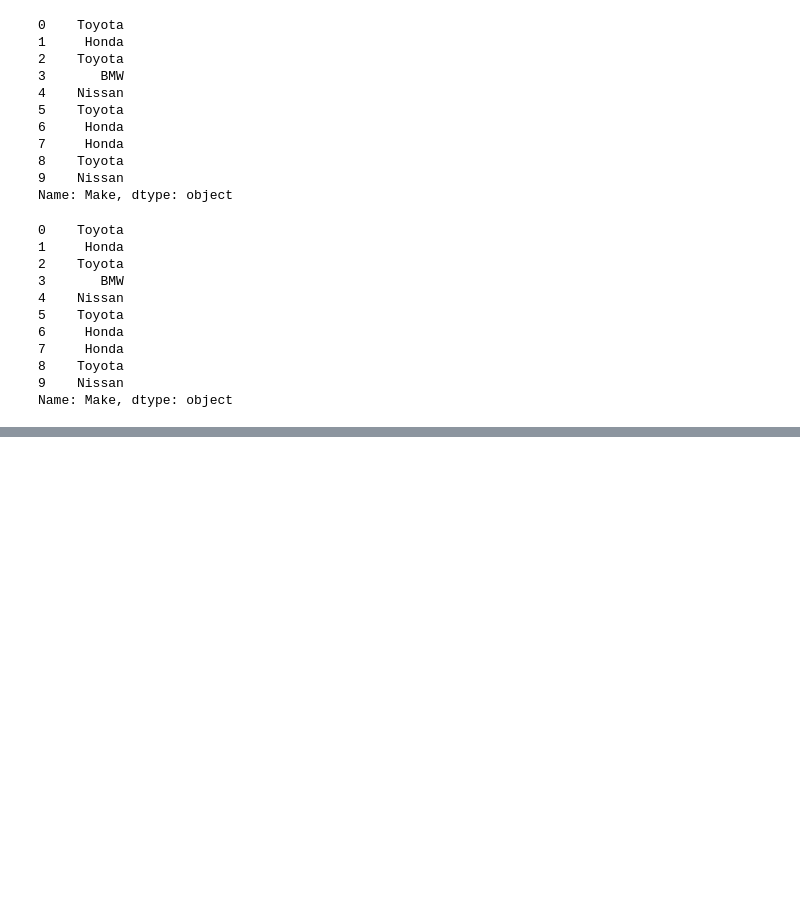
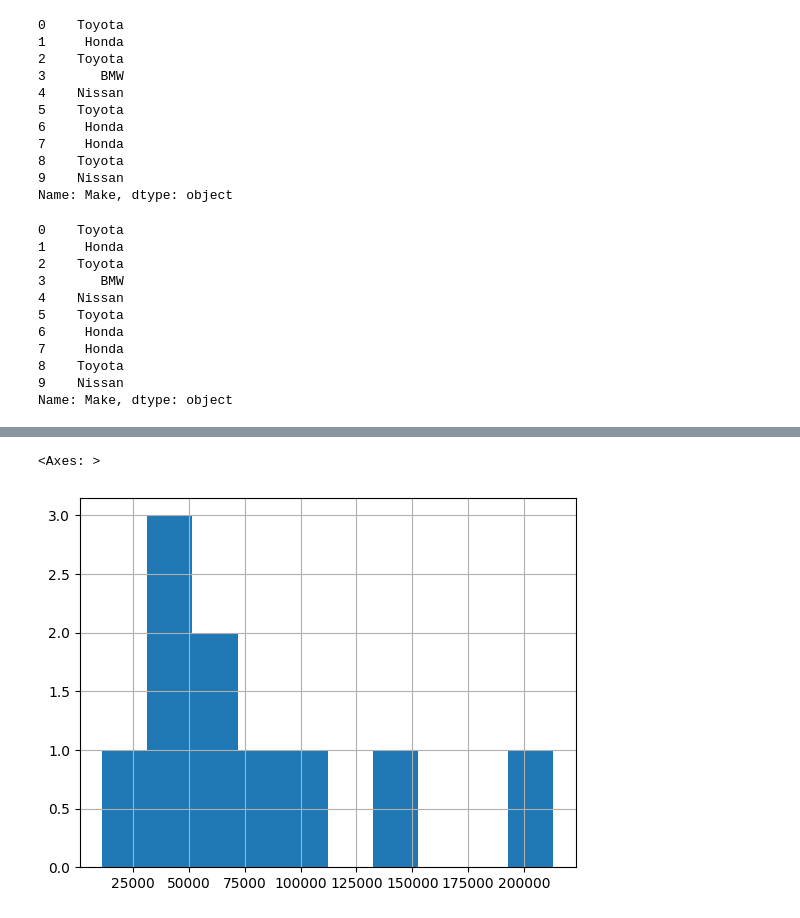
Before and after one commit to hessifer/DataScienceAIML, a Jupyter notebook: learning_pandas.ipynb, the cells around one changed output, grey strips where cells are left out. Saved outputs shown, nothing was run; the diff lists cells and outputs as text; code cells hidden in the pictures; blank space fills up the shorter version.

Commit message:
added selecting and viewing data with pandas

```diff
--- a/learning_pandas.ipynb
+++ b/learning_pandas.ipynb
@@ -292,0 +339,6 @@ Name: Make, dtype: object
+# %%
+# Use a histogram to see the distribution (spread) of data
+car_sales["Odometer (KM)"].hist()
+# %% [output]
+<Axes: >
+[figure, added]
```
Also changed, not shown: parts of 40 cells of this notebook.
